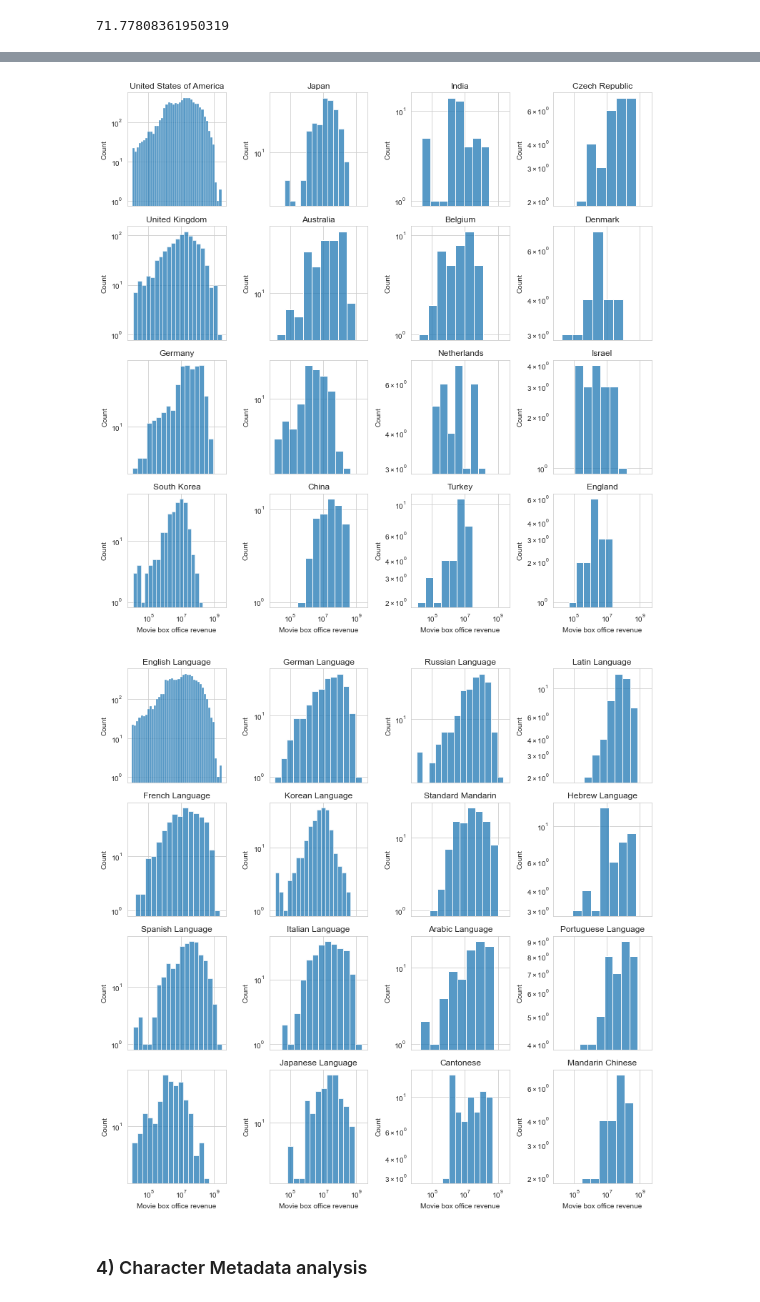
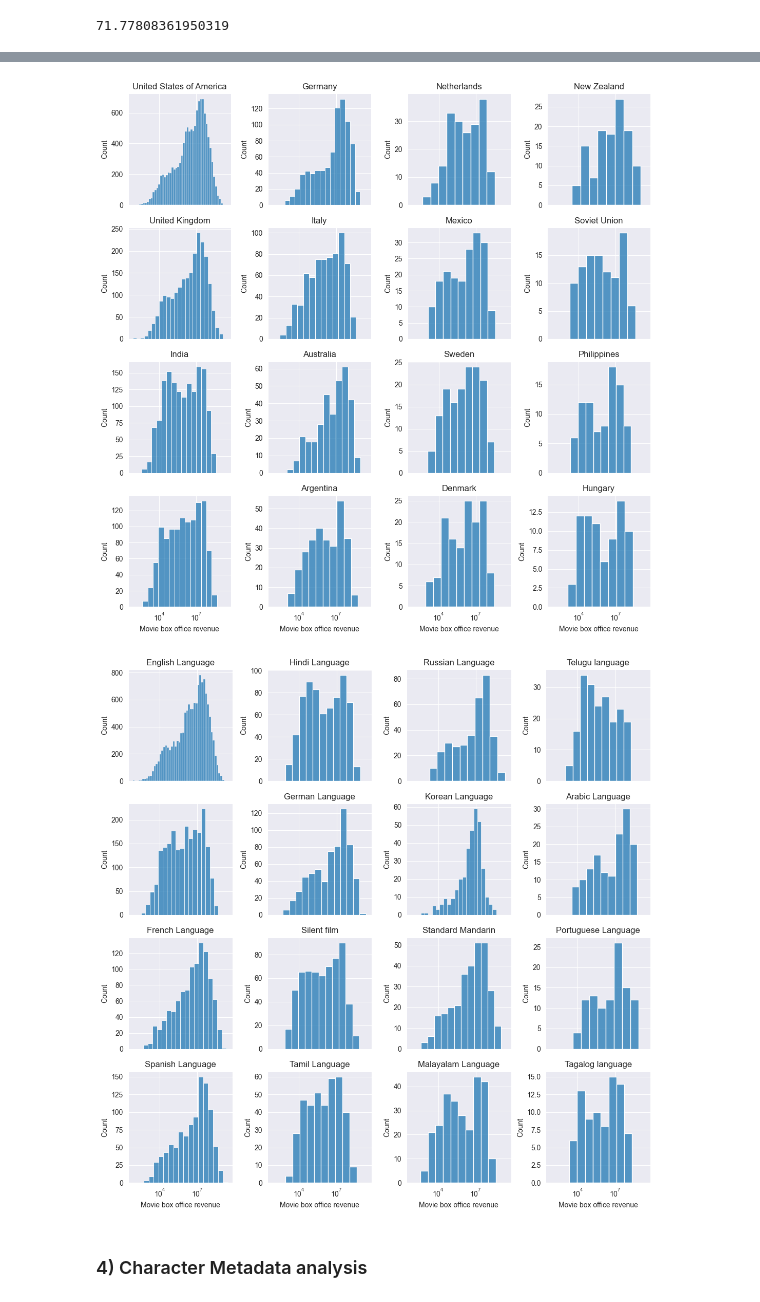
Before and after one commit to epfl-ada/ada-2022-project-pythonistrash, a Jupyter notebook: Milestone2.ipynb, the cells around one changed output, grey strips where cells are left out. Saved outputs shown, nothing was run; the diff lists cells and outputs as text; code cells hidden in the pictures.

Commit message:
corrected plotting function

```diff
--- a/Milestone2.ipynb
+++ b/Milestone2.ipynb
@@ -144 +126,3 @@ metadata_df = pd.read_csv('data/movie.metadata.tsv', sep="\t")
+# %%
+metadata_df = metadata_df[metadata_df['Movie box office revenue'].notnull()]
 # %% [markdown]
@@ -393,13 +377,13 @@ def map_to_col_names(data_names: list, prefix: str) -> list:
     f = lambda x: name_appended_column(prefix, x)
     return list(map(f, data_names))
 # %%
-most_freq_genres = retrieve_n_most_frequent(metadata_df, 31, all_genres, genre_prefix)
+most_freq_genres = retrieve_n_most_frequent(metadata_df, 35, all_genres, genre_prefix)
 suff_freq_genres = retrieve_frequent(metadata_df, all_genres, genre_prefix, freq_threshold=0.03)
 
-most_freq_langs = retrieve_n_most_frequent(metadata_df, 20, all_languages, langs_prefix)
+most_freq_langs = retrieve_n_most_frequent(metadata_df, 35, all_languages, langs_prefix)
 suff_freq_langs = retrieve_frequent(metadata_df, all_languages, langs_prefix, freq_threshold=0.03)
 
-most_freq_cntry = retrieve_n_most_frequent(metadata_df, 31, all_countries, cntry_prefix)
+most_freq_cntry = retrieve_n_most_frequent(metadata_df, 35, all_countries, cntry_prefix)
 suff_freq_cntry = retrieve_frequent(metadata_df, all_countries, cntry_prefix, freq_threshold=0.03)
 # %%
 def find_correlated_metadata(df: pd.DataFrame, freq_data: list, success_metric: str, prefix: str, sig_level=0.05) -> list:
@@ -412,7 +396,7 @@ def find_correlated_metadata(df: pd.DataFrame, freq_data: list, success_metric:
     :param success_metric: str, name of column in df
     :param prefix: str
     :param sig_level: defaults to 5%
-    :return:
+    :return: described list
     """
     correlated_data = []
 
@@ -427,10 +411,25 @@ correlated_langs_to_revenue = find_correlated_metadata(metadata_df, most_freq_la
 correlated_cntry_to_revenue = find_correlated_metadata(metadata_df, most_freq_cntry, box_office_rev, cntry_prefix)
 # %%
 def plot_metadata_frequency_against_metric(df: pd.DataFrame, prefix: str,  titled_data: list, success_metric: str, log_scale=True):
-    tested_data = map_to_col_names(titled_data, prefix)
-    size = int(np.sqrt(len(tested_data)))
+    """
+    Generating a grid of histograms
+    :param df: data
+    :param prefix: str
+    :param titled_data: titles of data, to be converted to column names
+    :param success_metric: measured column name
+    :param log_scale: determines the scale of the axes
+    """
+
+    # Making the data fit into a square grid...
+    squares = np.arange(8) ** 2
+    shifted_squares = squares - len(titled_data)
+    smallest_big_enough_square = squares[np.argmax(shifted_squares > 0) - 1]
+
+    tested_data = map_to_col_names(titled_data, prefix)[:smallest_big_enough_square]
+    size = int(np.sqrt(smallest_big_enough_square))
+
     fig, ax = plt.subplots(size, size, figsize=(11, 11), sharex = True)
-    for i in range(len(tested_data)):
+    for i in range(smallest_big_enough_square):
         sbplt = ax[i%size, math.floor(i/size)]
         sns.histplot(ax=sbplt, data=df[df[tested_data[i]] == 1][success_metric], log_scale=log_scale)
         sbplt.set_title(titled_data[i])
@@ -443,11 +442,11 @@ plot_metadata_frequency_against_metric(metadata_df, genre_prefix, correlated_gen
 # %%
-plot_metadata_frequency_against_metric(metadata_df, cntry_prefix, correlated_cntry_to_revenue, box_office_rev, log_scale=(True, True))
+plot_metadata_frequency_against_metric(metadata_df, cntry_prefix, correlated_cntry_to_revenue, box_office_rev)
 # %% [output]
-[figure, old version]
+[figure, new version]
 # %%
-plot_metadata_frequency_against_metric(metadata_df, langs_prefix, correlated_langs_to_revenue, box_office_rev, log_scale=(True, True))
+plot_metadata_frequency_against_metric(metadata_df, langs_prefix, correlated_langs_to_revenue, box_office_rev)
 # %% [output]
-[figure, old version]
+[figure, new version]
 # %% [markdown]
 ### 4) Character Metadata analysis
 # %% [markdown]
```
Also changed, not shown: parts of 10 cells of this notebook.
